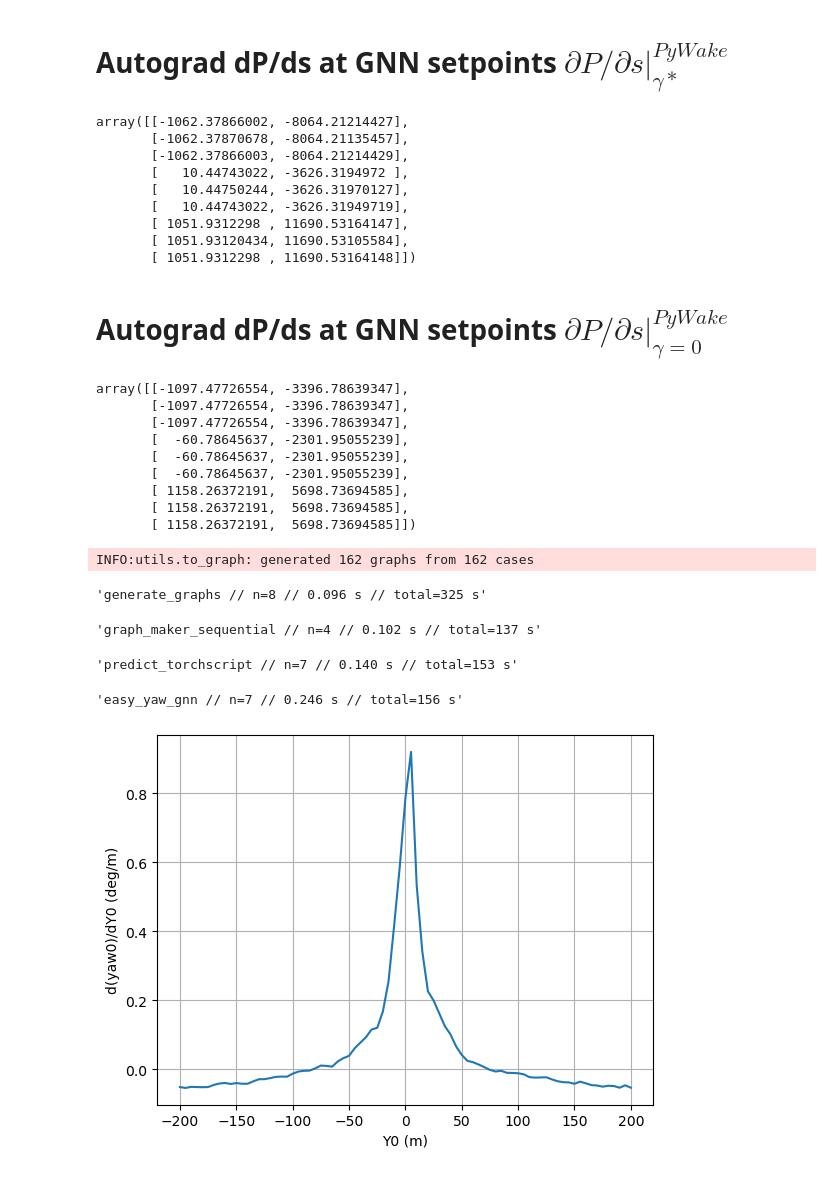
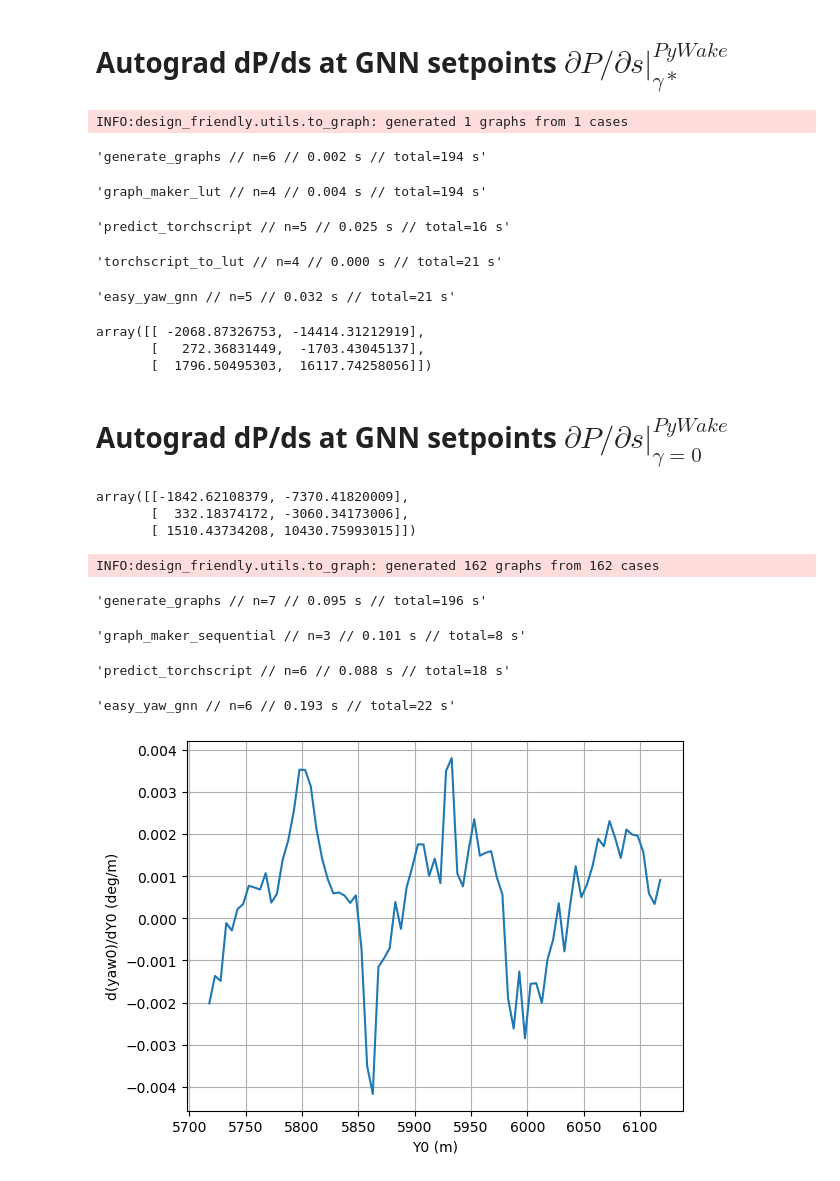
Before and after one commit to DTUWindEnergy/Design-Friendly-Control, a Jupyter notebook: design_friendly/grads.ipynb, the cells around one changed output. Cells and saved outputs as stored; diff of their text form; code cells hidden in the pictures.

```diff
--- a/design_friendly/grads.ipynb
+++ b/design_friendly/grads.ipynb
@@ -413,7 +416,10 @@ array([   37.95254768,    37.95254652,    37.95191035,  8281.0852648 ,
 # %%
 from design_friendly.utils.easy import easy_grad
 
+wd__, ws__, TI__ = 92., 7., 0.06
+yo = [0, 0, 0]
+xo = np.array([0, 4, 8])*wt.diameter()
 easy_dP = easy_grad(wf_model=wf_model, coords=(xo, yo))  # , time=True
 dP_dxy = np.asarray(easy_dP(wd=wd__, ws=ws__, TI=TI__))
-dP_dxy.squeeze()#.reshape(n, 2)  # compare this to pywake gradients at GNN_gamma
+dP_dxy.squeeze()  # .reshape(n, 2)  # compare this to pywake gradients at GNN_gamma
 # %% [output]
@@ -432,29 +432,32 @@ array([[-1016.7767  , -8763.552   ],
 # Autograd dP/ds at GNN setpoints $\partial P / \partial s |_{\gamma*}^{PyWake}$
 # %%
 # Evaluate dPower wrt. yaw at GNN predicted yaw
+gamma_ = easy_yaw_gnn(xo, yo, wd=wd__, ws=ws__, TI=TI__, num_threads=1).squeeze()
+
+
 py_grads_dpowerdxy = autograd(
-    lambda x, y: power_pywake(x, y, yaw=gamma_list[0]),
+    lambda x, y: power_pywake(x=x, y=y, yaw=gamma_),
     argnum=[0, 1],
     vector_interdependence=True,
 )
 # \del P / \del \s |_{\gamma*}
 np.array(py_grads_dpowerdxy(xo, yo)).T
 # %% [output]
-array([[-1062.37866002, -8064.21214427],
-       [-1062.37870678, -8064.21135457],
-       [-1062.37866003, -8064.21214429],
-       [   10.44743022, -3626.3194972 ],
-       [   10.44750244, -3626.31970127],
-       [   10.44743022, -3626.31949719],
-       [ 1051.9312298 , 11690.53164147],
-       [ 1051.93120434, 11690.53105584],
-       [ 1051.9312298 , 11690.53164148]])
+INFO:design_friendly.utils.to_graph: generated 1 graphs from 1 cases
+'generate_graphs // n=6 // 0.002 s // total=194 s'
+'graph_maker_lut // n=4 // 0.004 s // total=194 s'
+'predict_torchscript // n=5 // 0.025 s // total=16 s'
+'torchscript_to_lut // n=4 // 0.000 s // total=21 s'
+'easy_yaw_gnn // n=5 // 0.032 s // total=21 s'
+array([[ -2068.87326753, -14414.31212919],
+       [   272.36831449,  -1703.43045137],
+       [  1796.50495303,  16117.74258056]])
 # %% [markdown]
 # Autograd dP/ds at GNN setpoints $\partial P / \partial s |_{\gamma=0}^{PyWake}$
 # %%
 # Evaluare dPower wrt. yaw at yaw = 0
 py_grads_dpowerdxy_at0yaw = autograd(
-    lambda x, y: power_pywake(x, y, yaw=0),
+    lambda x, y: power_pywake(x=x, y=y, yaw=0),
     argnum=[0, 1],
     vector_interdependence=True,
 )
@@ -462,15 +465,9 @@ py_grads_dpowerdxy_at0yaw = autograd(
 # \del P / \del s |_{\gamma=0}
 np.array(py_grads_dpowerdxy_at0yaw(xo, yo)).T
 # %% [output]
-array([[-1097.47726554, -3396.78639347],
-       [-1097.47726554, -3396.78639347],
-       [-1097.47726554, -3396.78639347],
-       [  -60.78645637, -2301.95055239],
-       [  -60.78645637, -2301.95055239],
-       [  -60.78645637, -2301.95055239],
-       [ 1158.26372191,  5698.73694585],
-       [ 1158.26372191,  5698.73694585],
-       [ 1158.26372191,  5698.73694585]])
+array([[-1842.62108379, -7370.41820009],
+       [  332.18374172, -3060.34173006],
+       [ 1510.43734208, 10430.75993015]])
 # %%
 def sweep_single_turbine_y_jacobian(
     xo,
@@ -507,39 +504,59 @@ def sweep_single_turbine_y_jacobian(
             TI=TI,
             num_threads=32,
             sequential=True,
         )
     )
     dyaw_dy0 = (yaw_pm[:m] - yaw_pm[m:]) / (2 * h)
     return y0_sweep, dyaw_dy0
 
 
+(xo, yo), site = Hornsrev1Site(
+    scale_D=wt.diameter()  # scale up the layout based on turbine diameter ratio
+)
+
+wd__ = np.array([91.0])
+ws__ = np.array([7.0])
+TI__ = np.array([0.06])
+
+k = 3  # kxk hornsrev
+stride = 8  # original hornsrev 8x8
+idx = (np.arange(k)[:, None] * stride + np.arange(k)).ravel()
+
+yo = np.asarray(yo)[idx]
+xo = np.asarray(xo)[idx]
+n = yo.size
+h = 1
+
+
+
+
 # choose a sweep range (absolute Y values)
 y0_sweep = yo[1] + np.linspace(-200.0, 200.0, 81)
 
 y0_sweep, dyaw_dy0 = sweep_single_turbine_y_jacobian(
     xo,
     yo,
     i0=1,
     y0_sweep=y0_sweep,
     h=1.0,
     wd__=wd__,
     ws__=ws__,
     TI__=TI__,
 )
 
 
 plt.plot(y0_sweep, dyaw_dy0[:, 1])
 plt.xlabel("Y0 (m)")
 plt.ylabel("d(yaw0)/dY0 (deg/m)")
 plt.grid(True)
 plt.show()
 # %% [output]
-INFO:utils.to_graph: generated 162 graphs from 162 cases
+INFO:design_friendly.utils.to_graph: generated 162 graphs from 162 cases
-'generate_graphs // n=8 // 0.096 s // total=325 s'
+'generate_graphs // n=7 // 0.095 s // total=196 s'
-'graph_maker_sequential // n=4 // 0.102 s // total=137 s'
+'graph_maker_sequential // n=3 // 0.101 s // total=8 s'
-'predict_torchscript // n=7 // 0.140 s // total=153 s'
+'predict_torchscript // n=6 // 0.088 s // total=18 s'
-'easy_yaw_gnn // n=7 // 0.246 s // total=156 s'
+'easy_yaw_gnn // n=6 // 0.193 s // total=22 s'
-[figure, old version]
+[figure, new version]
 # %%
 def sweep_gamma_jacobian_y0(
     ts_path,
```
Also changed, not shown: parts of 10 cells of this notebook, 6 other files.
